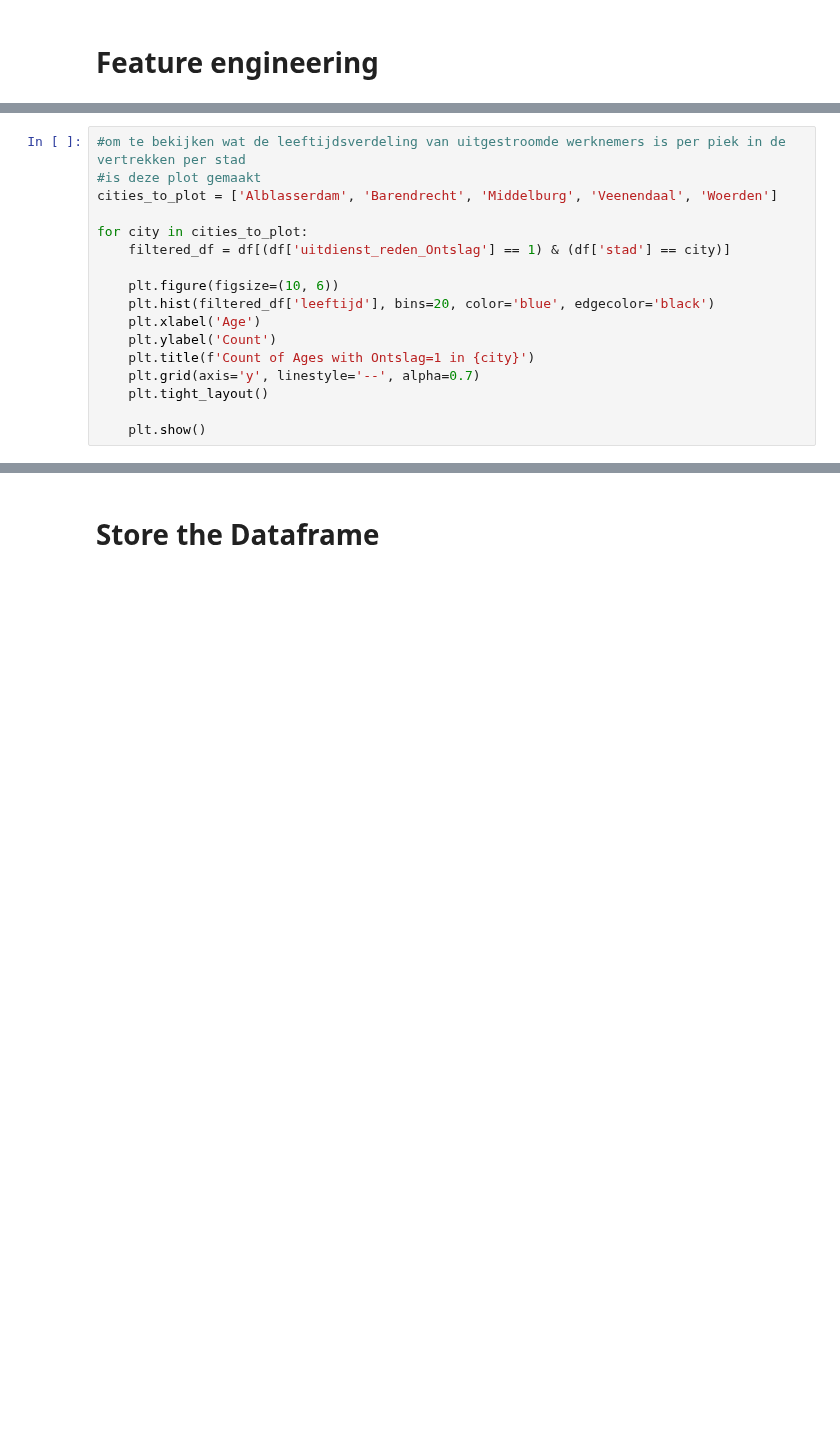
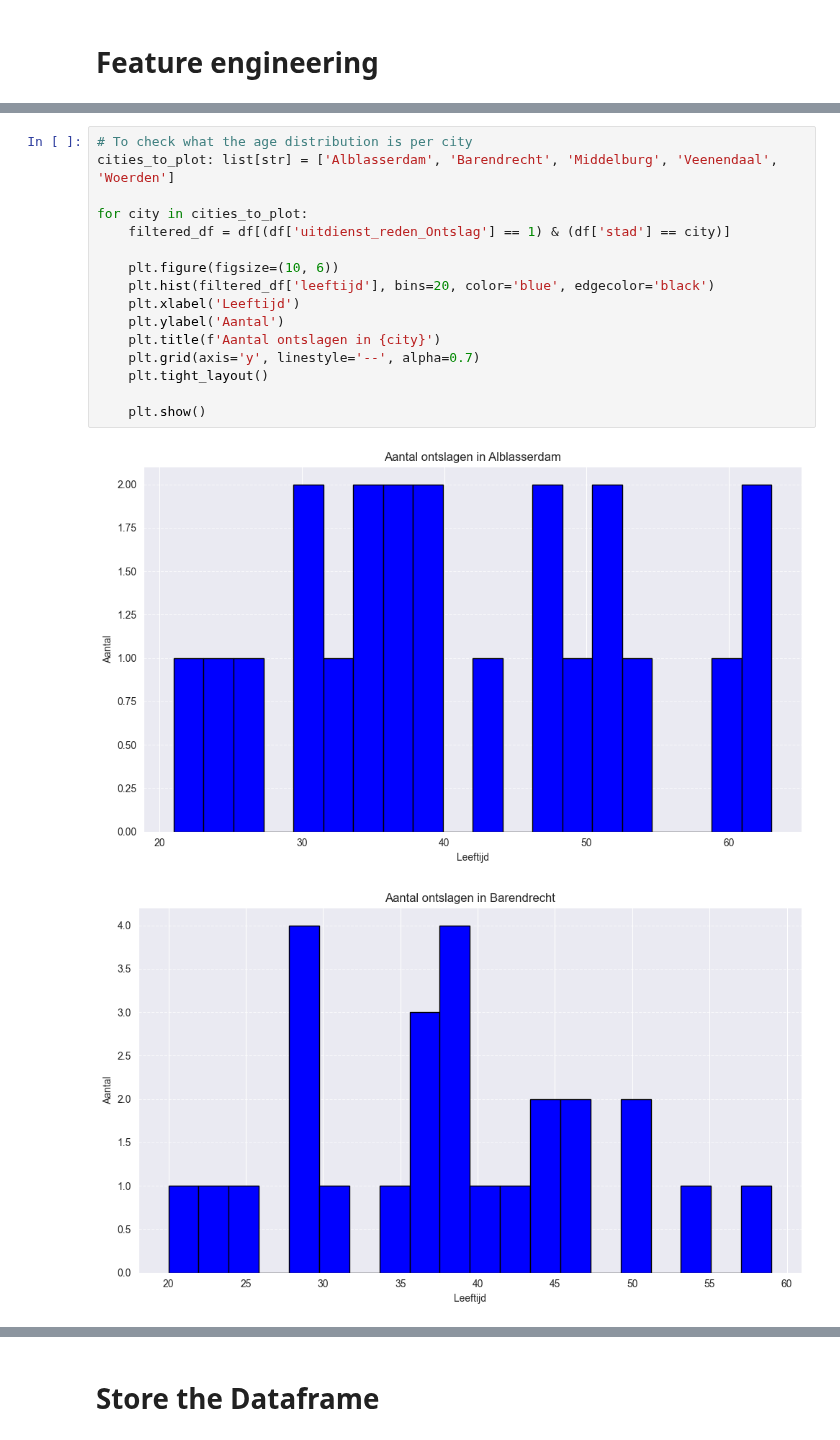
Before and after one commit to theflyingpigeon/I4talent_project, a Jupyter notebook: 2_Feature_Engineering.ipynb, the cells around one changed output, grey strips where cells are left out. Saved outputs shown, nothing was run; the diff lists cells and outputs as text; blank space fills up the shorter version.

```diff
--- a/2_Feature_Engineering.ipynb
+++ b/2_Feature_Engineering.ipynb
@@ -116,17 +109,19 @@ plt.show()
 # %%
-#om te bekijken wat de leeftijdsverdeling van uitgestroomde werknemers is per piek in de vertrekken per stad
-#is deze plot gemaakt
-cities_to_plot = ['Alblasserdam', 'Barendrecht', 'Middelburg', 'Veenendaal', 'Woerden']
+# To check what the age distribution is per city
+cities_to_plot: list[str] = ['Alblasserdam', 'Barendrecht', 'Middelburg', 'Veenendaal', 'Woerden']
 
 for city in cities_to_plot:
     filtered_df = df[(df['uitdienst_reden_Ontslag'] == 1) & (df['stad'] == city)]
 
     plt.figure(figsize=(10, 6))
     plt.hist(filtered_df['leeftijd'], bins=20, color='blue', edgecolor='black')
-    plt.xlabel('Age')
-    plt.ylabel('Count')
-    plt.title(f'Count of Ages with Ontslag=1 in {city}')
+    plt.xlabel('Leeftijd')
+    plt.ylabel('Aantal')
+    plt.title(f'Aantal ontslagen in {city}')
     plt.grid(axis='y', linestyle='--', alpha=0.7)
     plt.tight_layout()
 
     plt.show()
+# %% [output]
+[figure, added]
+[figure, added]
```
Also changed, not shown: parts of 18 cells of this notebook, 2 other files.
